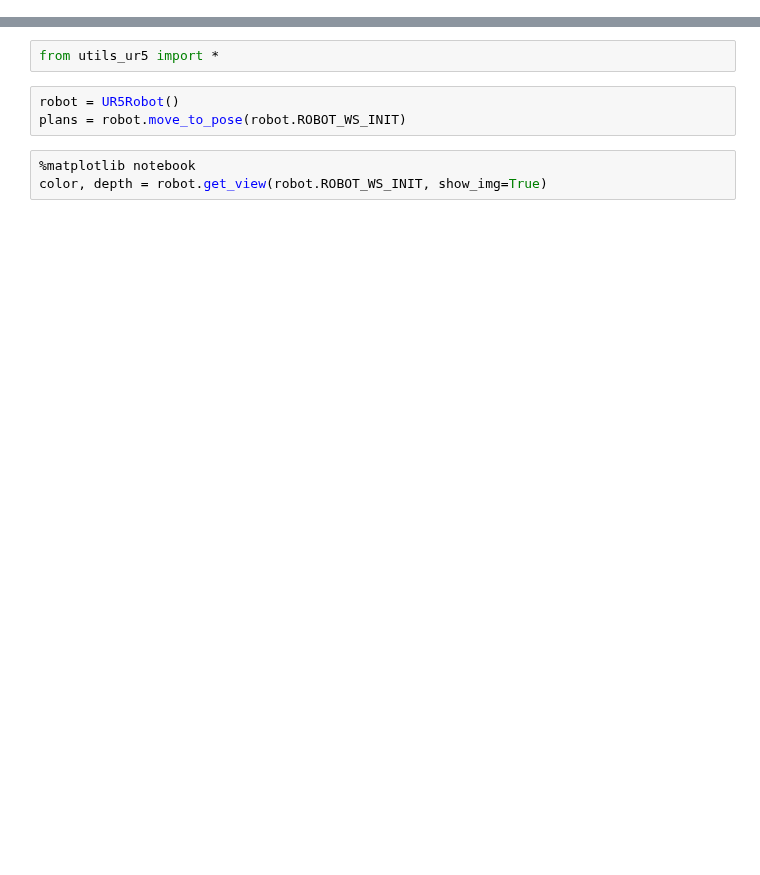
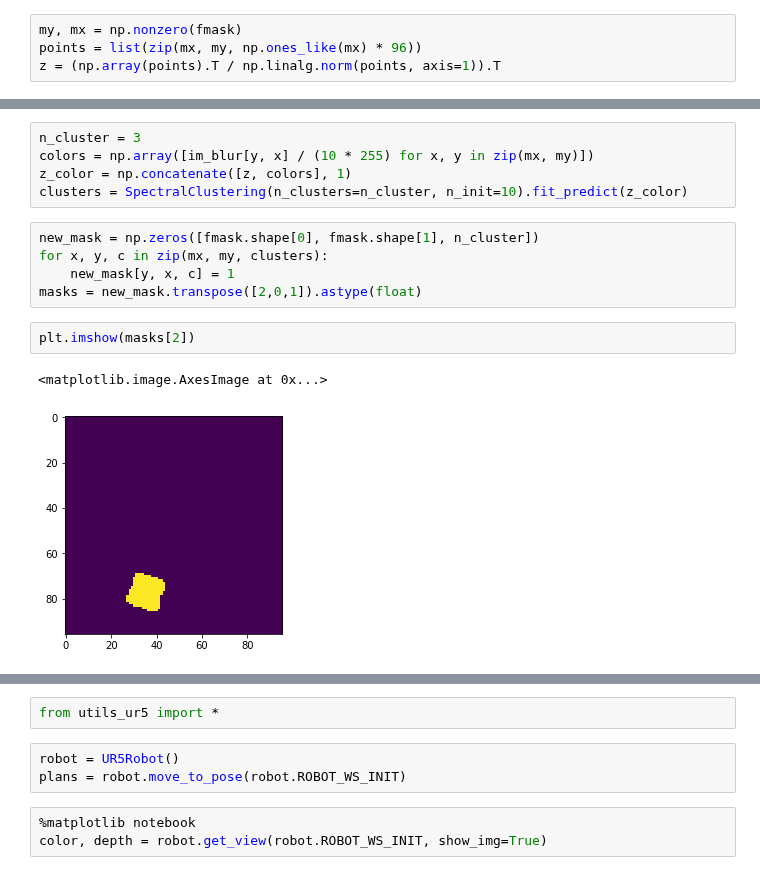
Before and after one commit to hogunkee/ur5_manipulation, a Jupyter notebook: realrobot/EvaluateSEG.ipynb, the cells around one changed output, grey strips where cells are left out. Cells and saved outputs as stored; diff of their text form; blank space fills up the shorter version.

```diff
--- a/realrobot/EvaluateSEG.ipynb
+++ b/realrobot/EvaluateSEG.ipynb
@@ -0,0 +36,4 @@
+# %%
+my, mx = np.nonzero(fmask)
+points = list(zip(mx, my, np.ones_like(mx) * 96))
+z = (np.array(points).T / np.linalg.norm(points, axis=1)).T
@@ -0,0 +46,15 @@
+# %%
+n_cluster = 3
+colors = np.array([im_blur[y, x] / (10 * 255) for x, y in zip(mx, my)])
+z_color = np.concatenate([z, colors], 1)
+clusters = SpectralClustering(n_clusters=n_cluster, n_init=10).fit_predict(z_color)
+# %%
+new_mask = np.zeros([fmask.shape[0], fmask.shape[1], n_cluster])
+for x, y, c in zip(mx, my, clusters):
+    new_mask[y, x, c] = 1
+masks = new_mask.transpose([2,0,1]).astype(float)
+# %%
+plt.imshow(masks[2])
+# %% [output]
+<matplotlib.image.AxesImage at 0x...>
+[figure, added]
```
Also changed, not shown: parts of 15 cells of this notebook, 4 other files.
